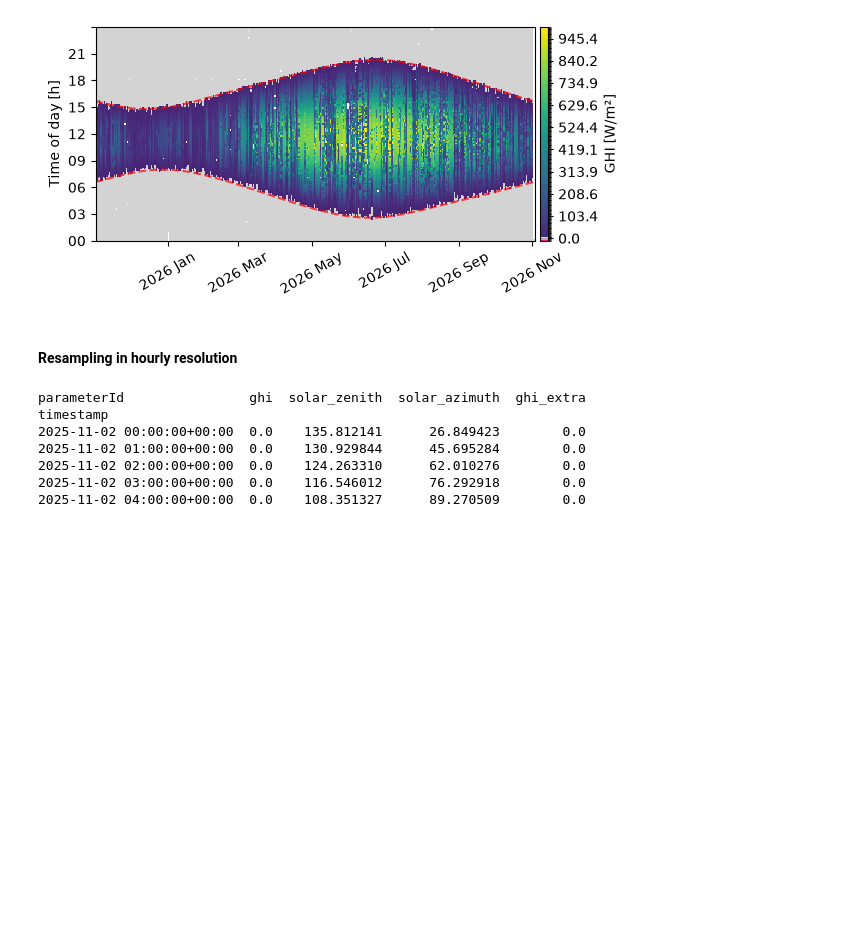
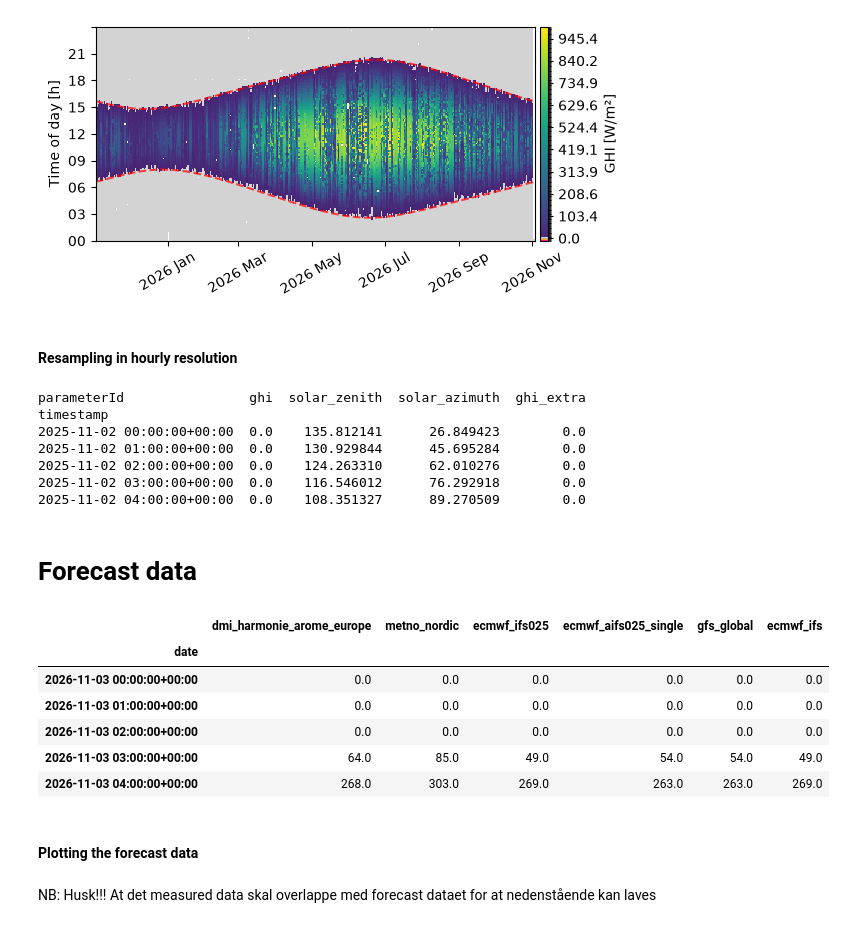
Before and after one commit to karlarye/Forecast-Solar-Assignment, a Jupyter notebook: assignment.ipynb, the cells around one changed output. Cells and saved outputs as stored; diff of their text form; code cells hidden in the pictures; blank space fills up the shorter version.

Commit message:
Began code for 'Forecasted data'

```diff
--- a/assignment.ipynb
+++ b/assignment.ipynb
@@ -114,3 +114,20 @@ timestamp
 2025-11-02 02:00:00+00:00  0.0    124.263310      62.010276        0.0
 2025-11-02 03:00:00+00:00  0.0    116.546012      76.292918        0.0
 2025-11-02 04:00:00+00:00  0.0    108.351327      89.270509        0.0
+# %% [markdown]
+# Forecast data
+# %%
+forecast_data_w9 = pd.read_csv('forecast_data_w9.csv', index_col=0, parse_dates=True)
+forecast_data_w9.head()
+# %% [output]
+|  | dmi_harmonie_arome_europe | metno_nordic | ecmwf_ifs025 | ecmwf_aifs025_single | gfs_global | ecmwf_ifs |
+| date |  |  |  |  |  |  |
+| 2026-11-03 00:00:00+00:00 | 0.0 | 0.0 | 0.0 | 0.0 | 0.0 | 0.0 |
+| 2026-11-03 01:00:00+00:00 | 0.0 | 0.0 | 0.0 | 0.0 | 0.0 | 0.0 |
+| 2026-11-03 02:00:00+00:00 | 0.0 | 0.0 | 0.0 | 0.0 | 0.0 | 0.0 |
+| 2026-11-03 03:00:00+00:00 | 64.0 | 85.0 | 49.0 | 54.0 | 54.0 | 49.0 |
+| 2026-11-03 04:00:00+00:00 | 268.0 | 303.0 | 269.0 | 263.0 | 263.0 | 269.0 |
+# %% [markdown]
+#### Plotting the forecast data
+# %% [markdown]
+NB: Husk!!! At det measured data skal overlappe med forecast dataet for at nedenstående kan laves
```
Also changed, not shown: parts of 1 cell of this notebook, 1 other file.
